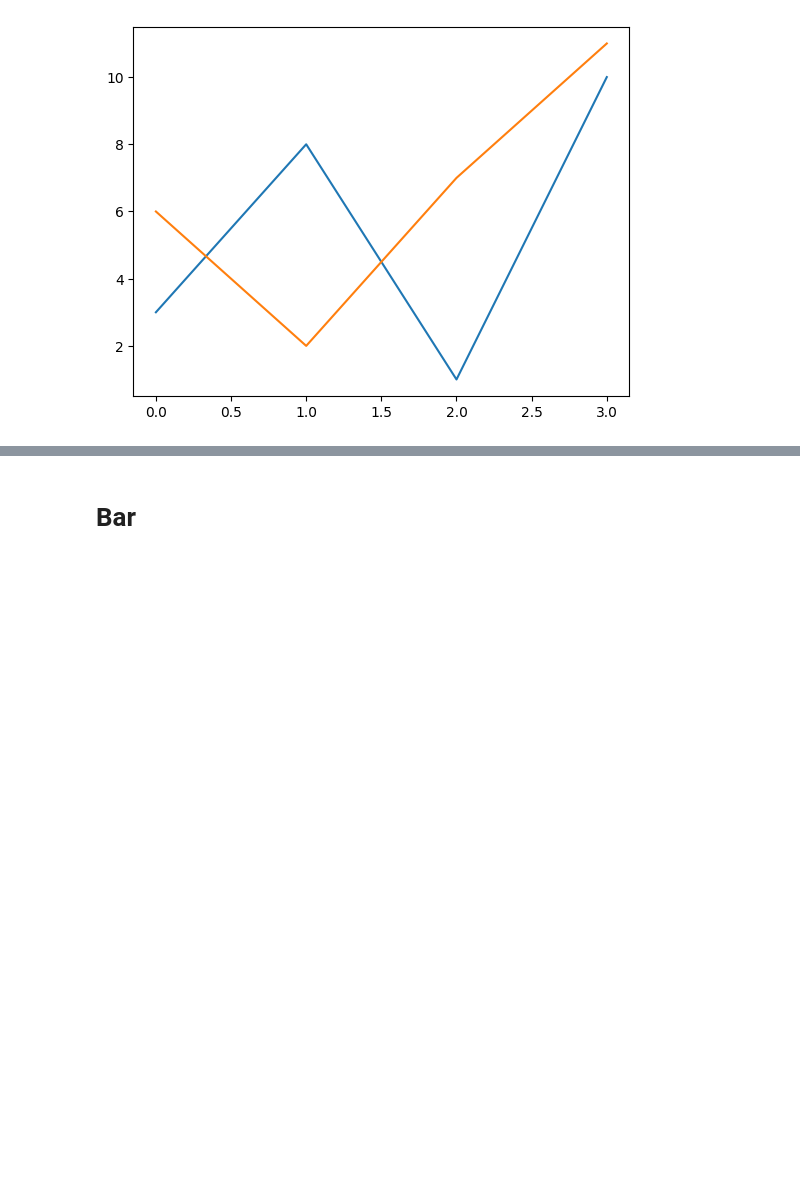
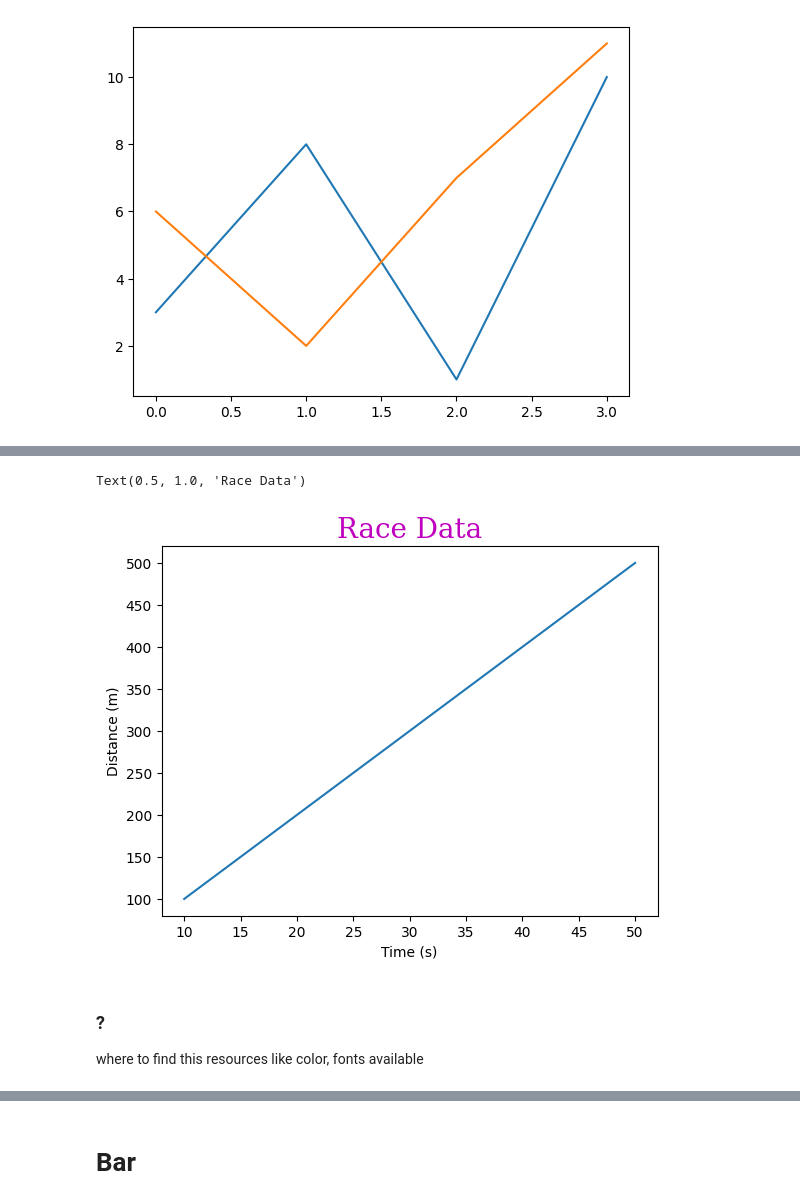
Before and after one commit to arun1248/data-science, a Jupyter notebook: notes/py_ds/plots.ipynb, the cells around one changed output, grey strips where cells are left out. Drawn from its saved outputs; the diff is of its cells as text; code cells hidden in the pictures; blank space fills up the shorter version.

```diff
--- a/notes/py_ds/plots.ipynb
+++ b/notes/py_ds/plots.ipynb
@@ -167,4 +161,20 @@ plt.show()
 [figure]
+# %%
+x = np.array([10, 20, 30, 40, 50])
+y = np.array([100, 200, 300, 400, 500])
+
+plt.plot(x, y)
+
+font = {'family':'serif','color':'m','size':20}
+plt.xlabel("Time (s)")
+plt.ylabel("Distance (m)")
+plt.title("Race Data", fontdict=font)#, y=1.03)
+# %% [output]
+Text(0.5, 1.0, 'Race Data')
+[figure, added]
+# %% [markdown]
+### ?
+where to find this resources like color, fonts available
 # %%
 x = np.array([10, 20, 30, 40, 50])
 y = np.array([100, 200, 300, 400, 500])
```
Also changed, not shown: parts of 38 cells of this notebook.
